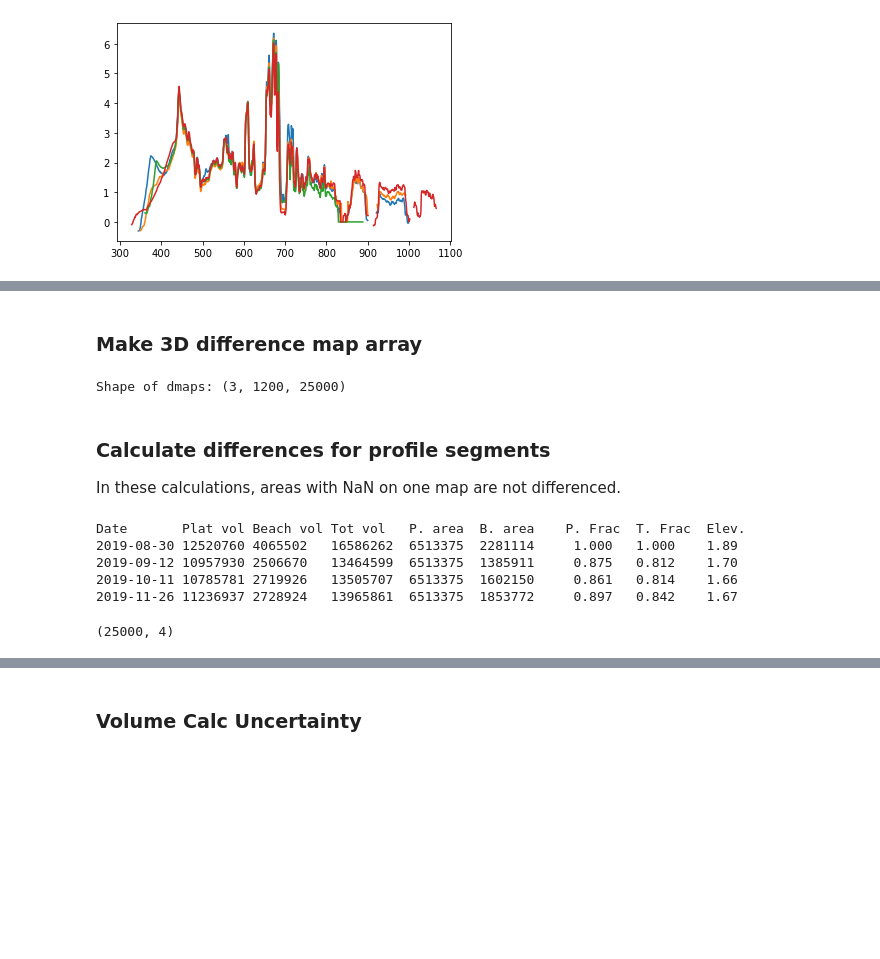
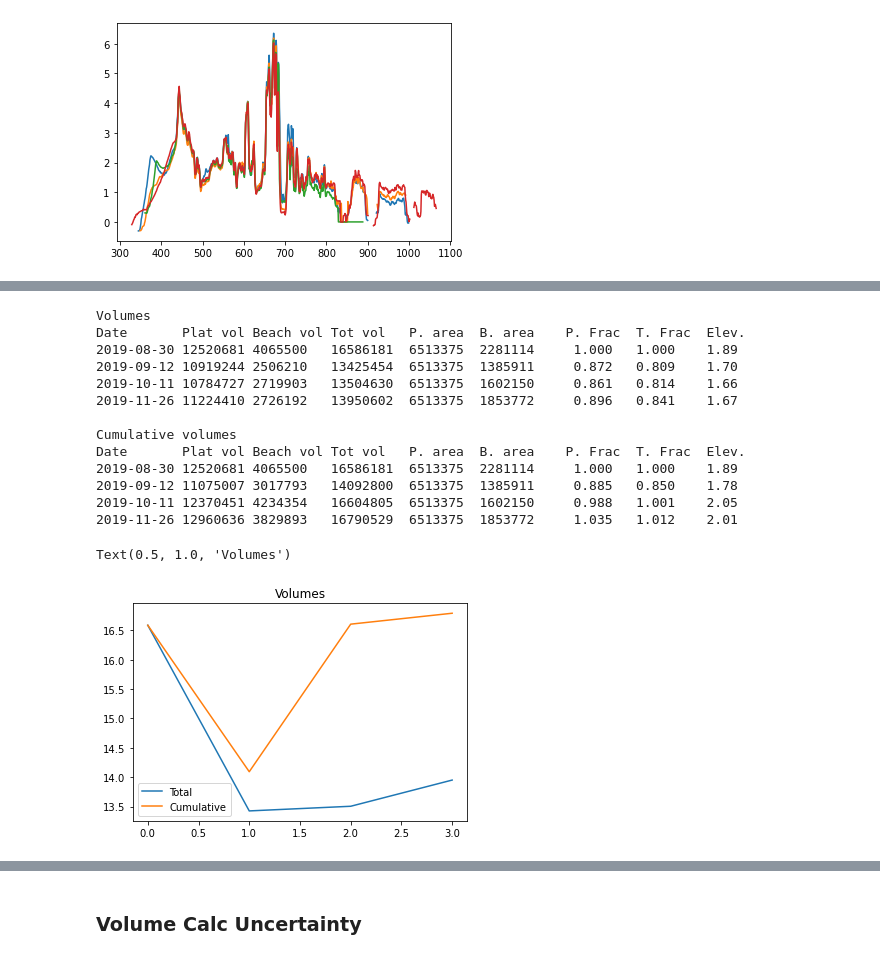
Before and after one commit to csherwood-usgs/CoreBx, a Jupyter notebook: CoreBx_process.ipynb, the cells around one changed output, grey strips where cells are left out. Cells and saved outputs as stored; diff of their text form; code cells hidden in the pictures; blank space fills up the shorter version.

```diff
--- a/CoreBx_process.ipynb
+++ b/CoreBx_process.ipynb
@@ -526,46 +585,56 @@ for j in range(nmaps):
-# %% [markdown]
-### Make 3D difference map array
-# %%
-dmap0 = np.diff(map0, n=1, axis=0)
-print('Shape of dmaps:', dmap0.shape )
-# %% [output]
-Shape of dmaps: (3, 1200, 25000)
-# %% [markdown]
-### Calculate differences for profile segments
-In these calculations, areas with NaN on one map are not differenced.
-# %%
-# arrays for saving results
-all_diff   = np.zeros((nalong, nmaps-1))
-beach_diff = np.zeros((nalong, nmaps-1))
-plat_diff  = np.zeros((nalong, nmaps-1))
-
-for j in range(nmaps-1):
-    for i in range(nalong):
-        iisy = int(isy[i,0])
-        iidy = int(idy[i,0])
-        iyback = int(ybacki[i])
-        tmp_prof = dmap0[j,:,i]
-        all_diff[i,j] = np.nansum(tmp_prof)
-        beach_diff[i,j] = np.nansum(tmp_prof[iisy:iidy])
-        plat_diff[i,j]  = np.nansum(tmp_prof[iidy:iyback])
 # %%
+# sum volumes over all transects
 vp_tot = np.nansum(plat_vol,0)
 vb_tot = np.nansum(beach_vol,0)
 va_tot = np.nansum(plat_vol+beach_vol,0)
+va_tot2 = np.nansum(all_vol,0)
+va_tot3 = vp_tot+vb_tot
 ap_tot = np.nansum(platform_width,0)
 ab_tot = np.nansum(beach_width,0)
 aa_tot = np.nansum(beach_width+platform_width,0)
+dvp_tot = np.nansum(plat_diff,0)
+dvb_tot = np.nansum(beach_diff,0)
+dva_tot = np.nansum(beach_diff+plat_diff,0)
+
+# compute "cumulative volumes" by adding differences to initial volumes
+vp_cum = vp_tot.copy()
+vp_cum[1:]=vp_tot[0]+dvp_tot
+
+vb_cum = vb_tot.copy()
+vb_cum[1:]=vb_tot[0]+dvb_tot
+
+va_cum = va_tot.copy()
+va_cum[1:]=va_tot[0]+dva_tot
+
+print('Volumes')
 print('Date       Plat vol Beach vol Tot vol   P. area  B. area    P. Frac  T. Frac  Elev.')
 for i, d in enumerate(dates):
     print('{} {:.0f} {:.0f}   {:.0f}  {:.0f}  {:.0f}     {:.3f}   {:.3f}    {:.2f}'.
           format(dates[i],vp_tot[i],vb_tot[i],va_tot[i],ap_tot[i],ab_tot[i],vp_tot[i]/vp_tot[0],va_tot[i]/va_tot[0],va_tot[i]/aa_tot[i]))
+
+print('\nCumulative volumes')
+print('Date       Plat vol Beach vol Tot vol   P. area  B. area    P. Frac  T. Frac  Elev.')
+for i, d in enumerate(dates):
+    print('{} {:.0f} {:.0f}   {:.0f}  {:.0f}  {:.0f}     {:.3f}   {:.3f}    {:.2f}'.
+          format(dates[i],vp_cum[i],vb_cum[i],va_cum[i],ap_tot[i],ab_tot[i],vp_cum[i]/vp_cum[0],va_cum[i]/va_cum[0],va_cum[i]/aa_tot[i]))
+
+plt.plot(va_tot/1e6,label='Total')
+plt.plot(va_cum/1e6,label='Cumulative')
+plt.legend()
+plt.title('Volumes')
 # %% [output]
+Volumes
 Date       Plat vol Beach vol Tot vol   P. area  B. area    P. Frac  T. Frac  Elev.
-2019-08-30 12520760 4065502   16586262  6513375  2281114     1.000   1.000    1.89
-2019-09-12 10957930 2506670   13464599  6513375  1385911     0.875   0.812    1.70
-2019-10-11 10785781 2719926   13505707  6513375  1602150     0.861   0.814    1.66
-2019-11-26 11236937 2728924   13965861  6513375  1853772     0.897   0.842    1.67
+2019-08-30 12520681 4065500   16586181  6513375  2281114     1.000   1.000    1.89
+2019-09-12 10919244 2506210   13425454  6513375  1385911     0.872   0.809    1.70
+2019-10-11 10784727 2719903   13504630  6513375  1602150     0.861   0.814    1.66
+2019-11-26 11224410 2726192   13950602  6513375  1853772     0.896   0.841    1.67
+
+Cumulative volumes
+Date       Plat vol Beach vol Tot vol   P. area  B. area    P. Frac  T. Frac  Elev.
+2019-08-30 12520681 4065500   16586181  6513375  2281114     1.000   1.000    1.89
+2019-09-12 11075007 3017793   14092800  6513375  1385911     0.885   0.850    1.78
+2019-10-11 12370451 4234354   16604805  6513375  1602150     0.988   1.001    2.05
+2019-11-26 12960636 3829893   16790529  6513375  1853772     1.035   1.012    2.01
+Text(0.5, 1.0, 'Volumes')
+[figure, added]
-# %%
-plat_vol.shape
-# %% [output]
-(25000, 4)
```
Also changed, not shown: parts of 20 cells of this notebook, 3 other files.
